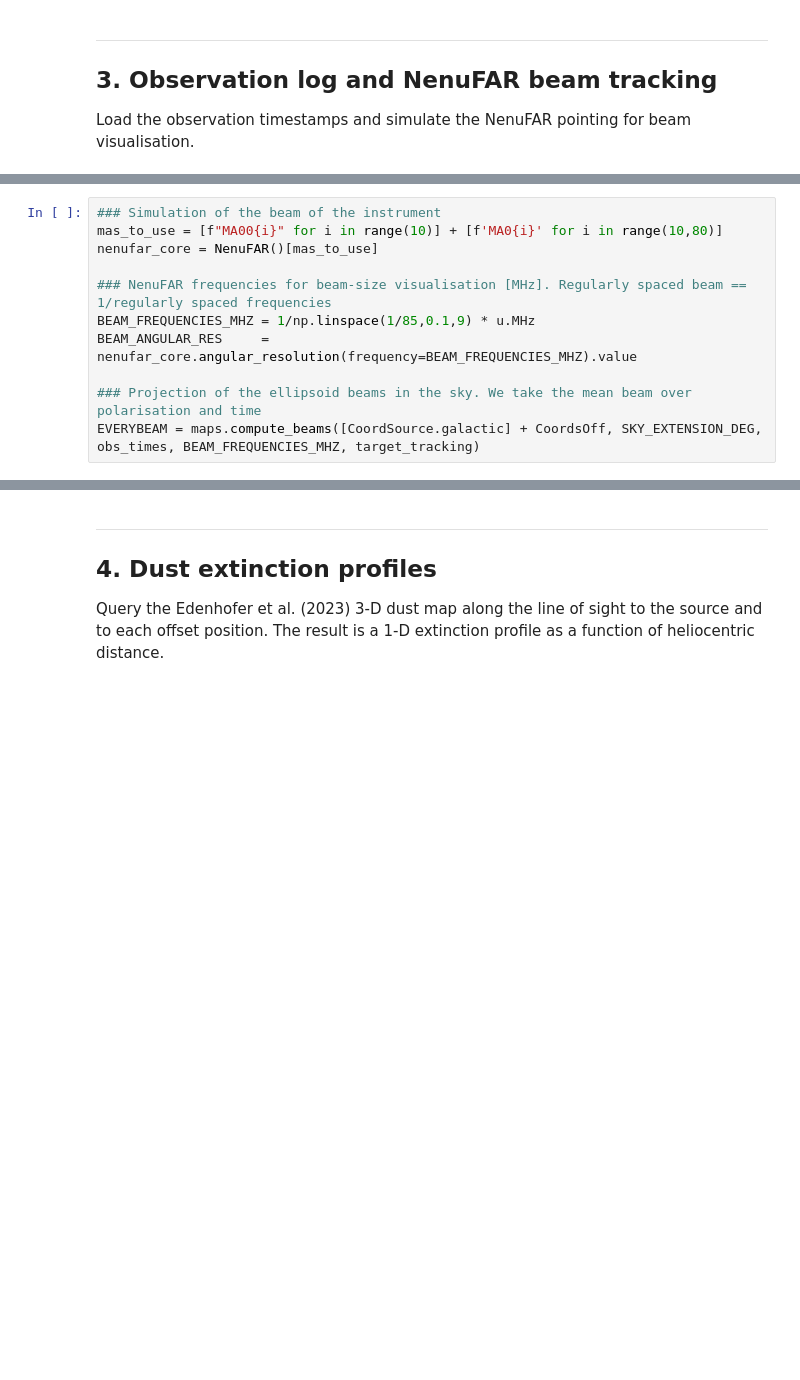
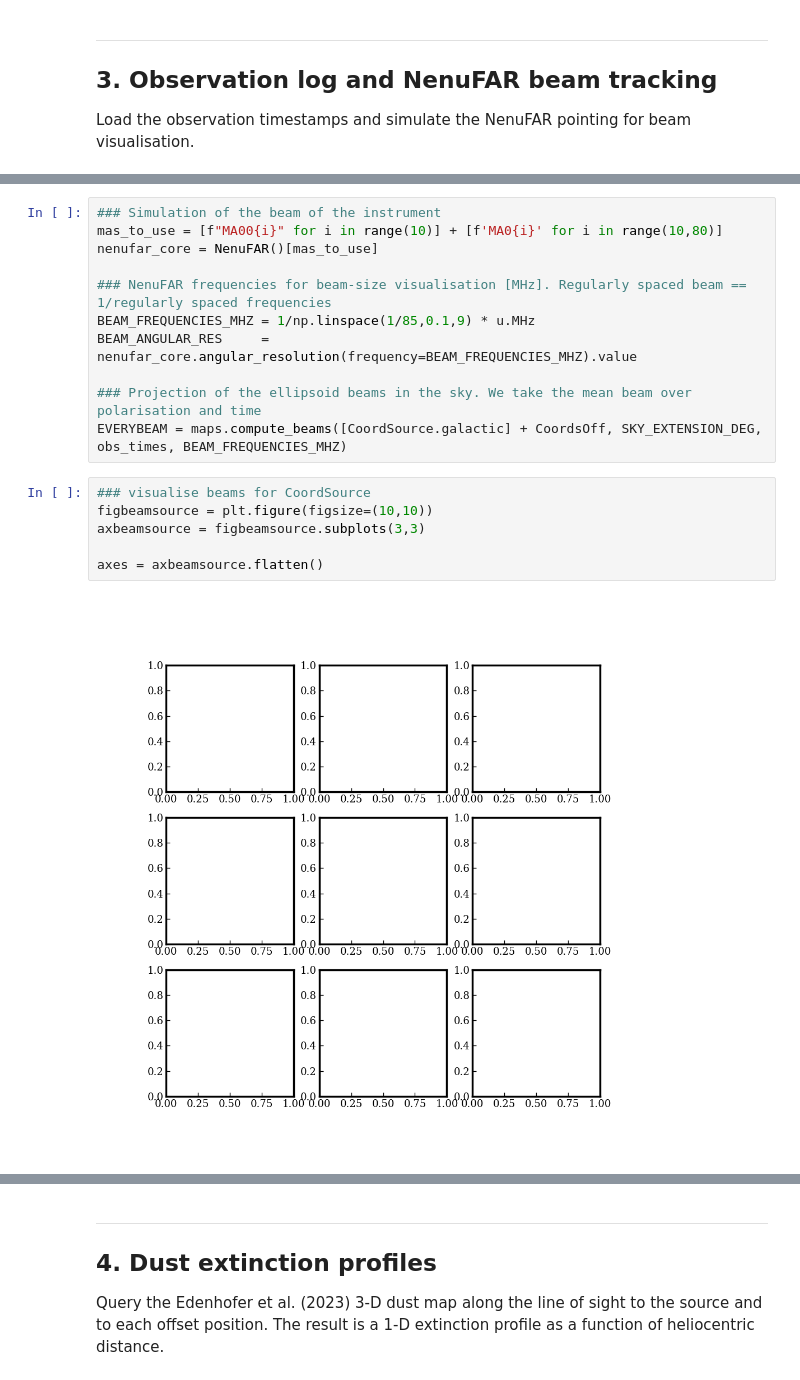
Before and after one commit to LucieCros/rrl-ism-analysis, a Jupyter notebook: notebooks/1_Cloud-id.ipynb, the cells around one changed output, grey strips where cells are left out. Drawn from its saved outputs; the diff is of its cells as text; blank space fills up the shorter version.

```diff
--- a/notebooks/1_Cloud-id.ipynb
+++ b/notebooks/1_Cloud-id.ipynb
@@ -273,4 +275,12 @@ BEAM_FREQUENCIES_MHZ = 1/np.linspace(1/85,0.1,9) * u.MHz
 BEAM_ANGULAR_RES     = nenufar_core.angular_resolution(frequency=BEAM_FREQUENCIES_MHZ).value
 
 ### Projection of the ellipsoid beams in the sky. We take the mean beam over polarisation and time
-EVERYBEAM = maps.compute_beams([CoordSource.galactic] + CoordsOff, SKY_EXTENSION_DEG, obs_times, BEAM_FREQUENCIES_MHZ, target_tracking)
+EVERYBEAM = maps.compute_beams([CoordSource.galactic] + CoordsOff, SKY_EXTENSION_DEG, obs_times, BEAM_FREQUENCIES_MHZ)
+# %%
+### visualise beams for CoordSource
+figbeamsource = plt.figure(figsize=(10,10))
+axbeamsource = figbeamsource.subplots(3,3)
+
+axes = axbeamsource.flatten()
+# %% [output]
+[figure, added]
```
Also changed, not shown: parts of 12 cells of this notebook, 1 other file.
